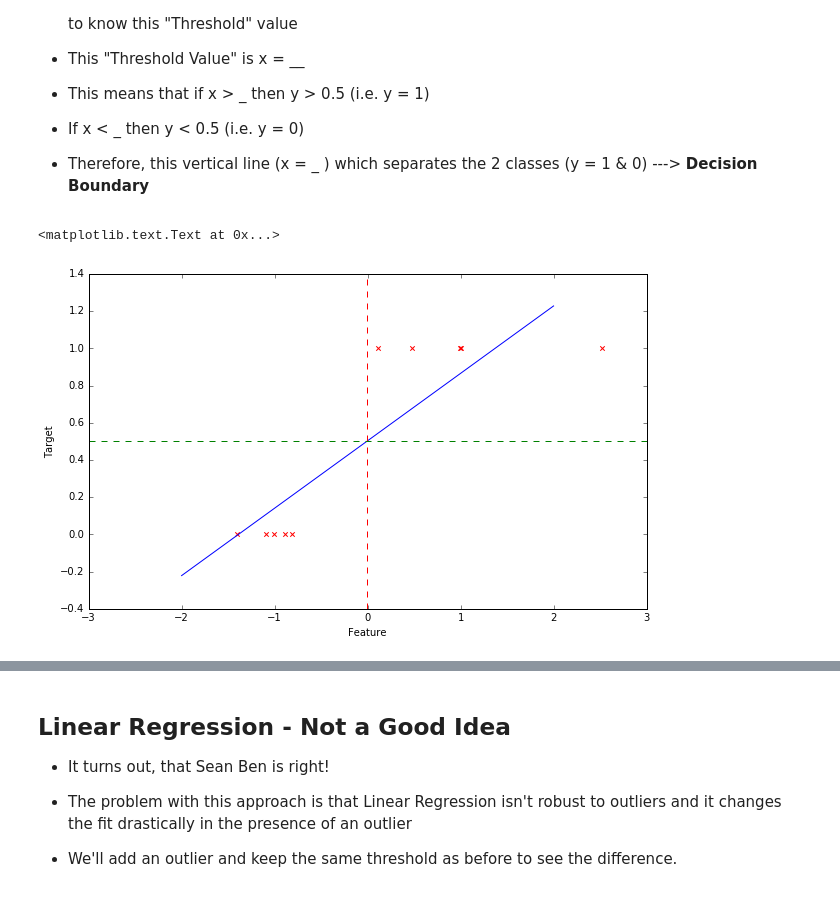
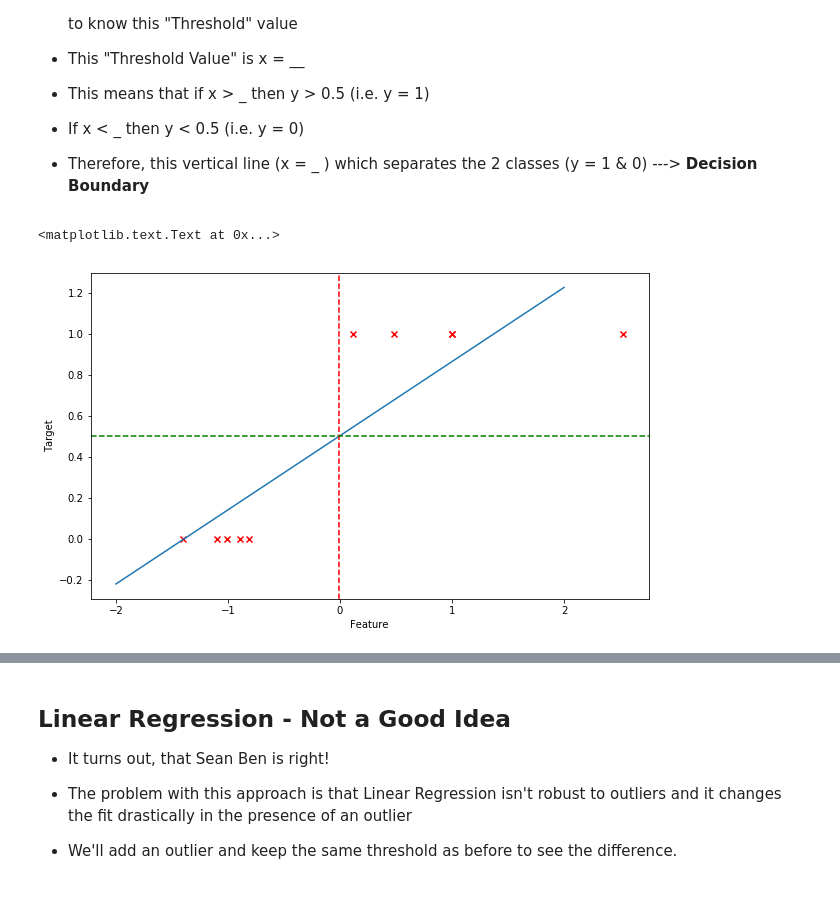
Before and after one commit to commit-live-students/logisitc_regression_in_class, a Jupyter notebook: notebooks/logisitc_regression_slides.ipynb, the cells around one changed output, grey strips where cells are left out. Cells and saved outputs as stored; diff of their text form; code cells hidden in the pictures.

```diff
--- a/notebooks/logisitc_regression_slides.ipynb
+++ b/notebooks/logisitc_regression_slides.ipynb
@@ -142,16 +133,18 @@ plt.show()
 
 * Therefore, this vertical line (x = _ ) which separates the 2 classes (y = 1 & 0) ---> **Decision Boundary**
 # %%
+x_critical = (0.5 - lm.intercept_)/ lm.coef_
+
 plt.figure(figsize=(10,6))
 plt.scatter(X, y, c='r', marker='x')
 plt.plot(z, z_predict)
-plt.axvline(x=x_cri, color='r', linestyle='--')
+plt.axvline(x=x_critical, color='r', linestyle='--')
 plt.axhline(y=0.5, color='g', linestyle='--')
 plt.xlabel('Feature')
 plt.ylabel('Target')
 # %% [output]
 <matplotlib.text.Text at 0x...>
-[figure, old version]
+[figure, new version]
 # %% [markdown]
 ## But wait! Sean Bean has something to say. . .
 ***
```
Also changed, not shown: parts of 75 cells of this notebook, 13 other files.
